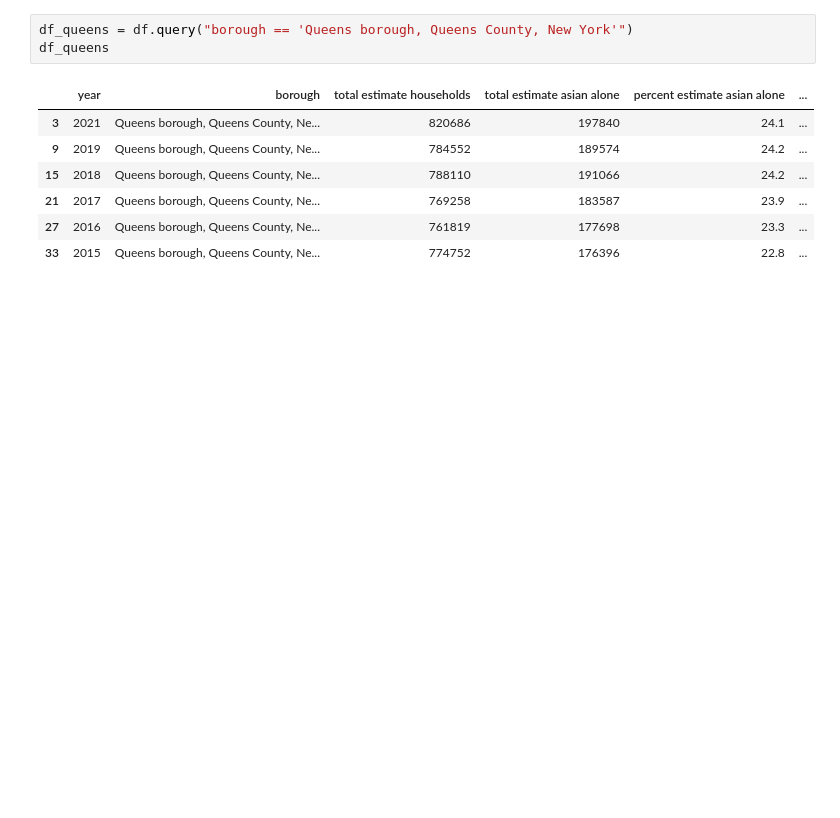
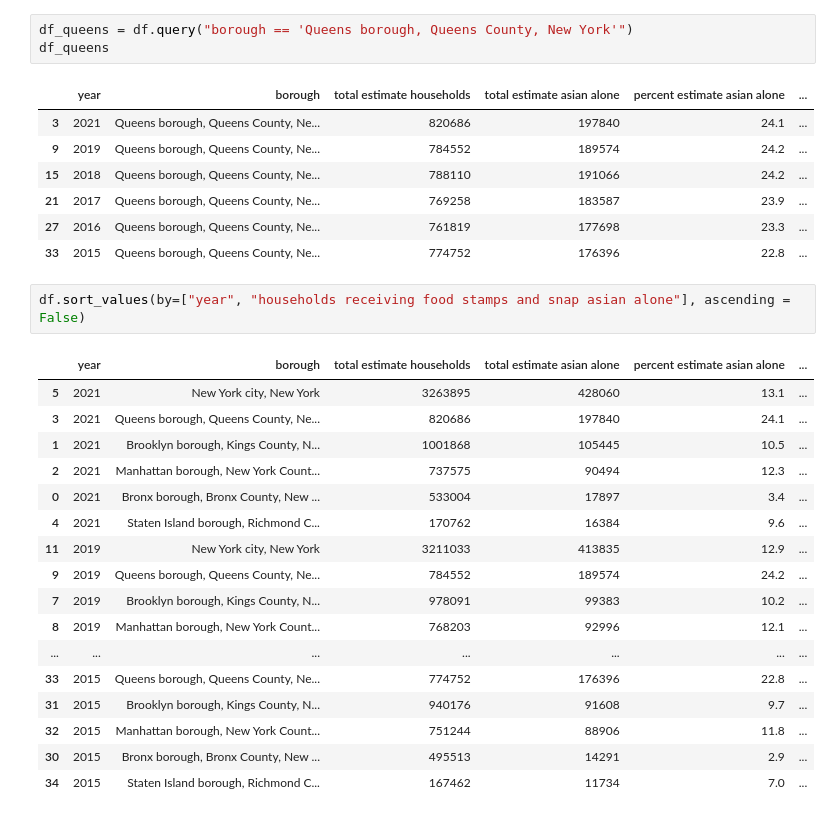
Before and after one commit to arubybonilla/2023-asam-benefits, a Jupyter notebook: 2023-asam-snap-food-stamps-analysis-smail-bonilla.ipynb, the cells around one changed output. Saved outputs shown, nothing was run; the diff lists cells and outputs as text; blank space fills up the shorter version.

```diff
--- a/2023-asam-snap-food-stamps-analysis-smail-bonilla.ipynb
+++ b/2023-asam-snap-food-stamps-analysis-smail-bonilla.ipynb
@@ -114,3 +114,23 @@ df_queens
 | 21 | 2017 | Queens borough, Queens County, Ne... | 769258 | 183587 | 23.9 | ... |
 | 27 | 2016 | Queens borough, Queens County, Ne... | 761819 | 177698 | 23.3 | ... |
 | 33 | 2015 | Queens borough, Queens County, Ne... | 774752 | 176396 | 22.8 | ... |
+# %%
+df.sort_values(by=["year", "households receiving food stamps and snap asian alone"], ascending = False)
+# %% [output]
+|  | year | borough | total estimate households | total estimate asian alone | percent estimate asian alone | ... |
+| 5 | 2021 | New York city, New York | 3263895 | 428060 | 13.1 | ... |
+| 3 | 2021 | Queens borough, Queens County, Ne... | 820686 | 197840 | 24.1 | ... |
+| 1 | 2021 | Brooklyn borough, Kings County, N... | 1001868 | 105445 | 10.5 | ... |
+| 2 | 2021 | Manhattan borough, New York Count... | 737575 | 90494 | 12.3 | ... |
+| 0 | 2021 | Bronx borough, Bronx County, New ... | 533004 | 17897 | 3.4 | ... |
+| 4 | 2021 | Staten Island borough, Richmond C... | 170762 | 16384 | 9.6 | ... |
+| 11 | 2019 | New York city, New York | 3211033 | 413835 | 12.9 | ... |
+| 9 | 2019 | Queens borough, Queens County, Ne... | 784552 | 189574 | 24.2 | ... |
+| 7 | 2019 | Brooklyn borough, Kings County, N... | 978091 | 99383 | 10.2 | ... |
+| 8 | 2019 | Manhattan borough, New York Count... | 768203 | 92996 | 12.1 | ... |
+| ... | ... | ... | ... | ... | ... | ... |
+| 33 | 2015 | Queens borough, Queens County, Ne... | 774752 | 176396 | 22.8 | ... |
+| 31 | 2015 | Brooklyn borough, Kings County, N... | 940176 | 91608 | 9.7 | ... |
+| 32 | 2015 | Manhattan borough, New York Count... | 751244 | 88906 | 11.8 | ... |
+| 30 | 2015 | Bronx borough, Bronx County, New ... | 495513 | 14291 | 2.9 | ... |
+| 34 | 2015 | Staten Island borough, Richmond C... | 167462 | 11734 | 7.0 | ... |
```
